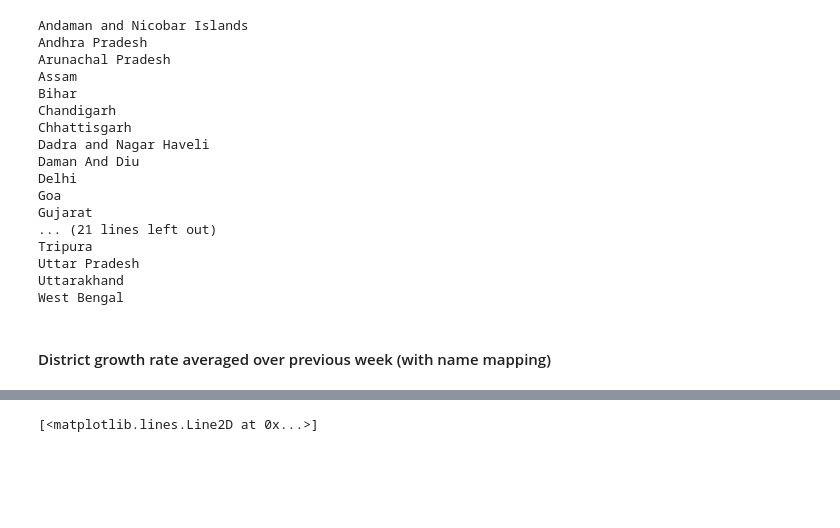
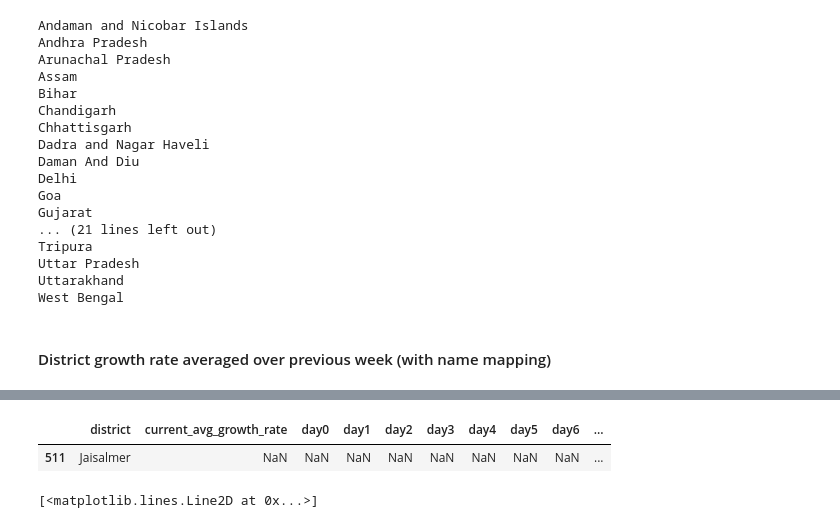
Before and after one commit to deepak-karkala/articles, a Jupyter notebook: covid19/notebooks/pandemic_analysis_api.ipynb, the cells around one changed output, grey strips where cells are left out. Cells and saved outputs as stored; diff of their text form; code cells hidden in the pictures; blank space fills up the shorter version.

```diff
--- a/covid19/notebooks/pandemic_analysis_api.ipynb
+++ b/covid19/notebooks/pandemic_analysis_api.ipynb
@@ -703,7 +914,7 @@ dfcc = pd.DataFrame() ## Current Growth rate for all districts
 dfrg = pd.DataFrame() ## Latest two weeks Growth rate for all districts
 dfcp = pd.DataFrame() ## Latest two weeks cases/population for all districts
 
-#state_list = ["Delhi"]
+state_list = ["Rajasthan"]
 for sid in range(len(state_list)):
     state_name = state_list[sid]
     if state_name=="Daman And Diu":
@@ -720,7 +931,7 @@ for sid in range(len(state_list)):
         state_district_list = ["Delhi"]
 
     #print(state_district_list)
-    #state_district_list = ["Bengaluru"]
+    state_district_list = ["Jaisalmer"]
     for did in range(len(state_district_list)):
         district_name = state_district_list[did]
 
@@ -870,7 +1081,7 @@ for sid in range(len(state_list)):
             cpidx+=1
 
 
-dfcp.to_csv("../data/extracted_data_api/code_data/districtwise_latest_cases_per_population.csv")
-dfcc.to_csv("../data/extracted_data_api/code_data/districtwise_current_growth_rate_all_withDistrictNameMapped.csv", index=False)
-dfrc.to_csv("../data/extracted_data_api/code_data/districtwise_growth_rate.csv")
+#dfcp.to_csv("../data/extracted_data_api/code_data/districtwise_latest_cases_per_population.csv")
+#dfcc.to_csv("../data/extracted_data_api/code_data/districtwise_current_growth_rate_all_withDistrictNameMapped.csv", index=False)
+#dfrc.to_csv("../data/extracted_data_api/code_data/districtwise_growth_rate.csv")
 # %% [output]
@@ -915,3 +1090,8 @@ dfcc
+# %%
+dfcc[dfcc["district"]=="Jaisalmer"]
+# %% [output]
+|  | district | current_avg_growth_rate | day0 | day1 | day2 | day3 | day4 | day5 | day6 | ... |
+| 511 | Jaisalmer | NaN | NaN | NaN | NaN | NaN | NaN | NaN | NaN | ... |
 # %%
 plt.figure()
 plt.plot(dfds["date"], dfds["daily_growth_rate"]*100)
```
Also changed, not shown: parts of 10 cells of this notebook, 6 other files.
